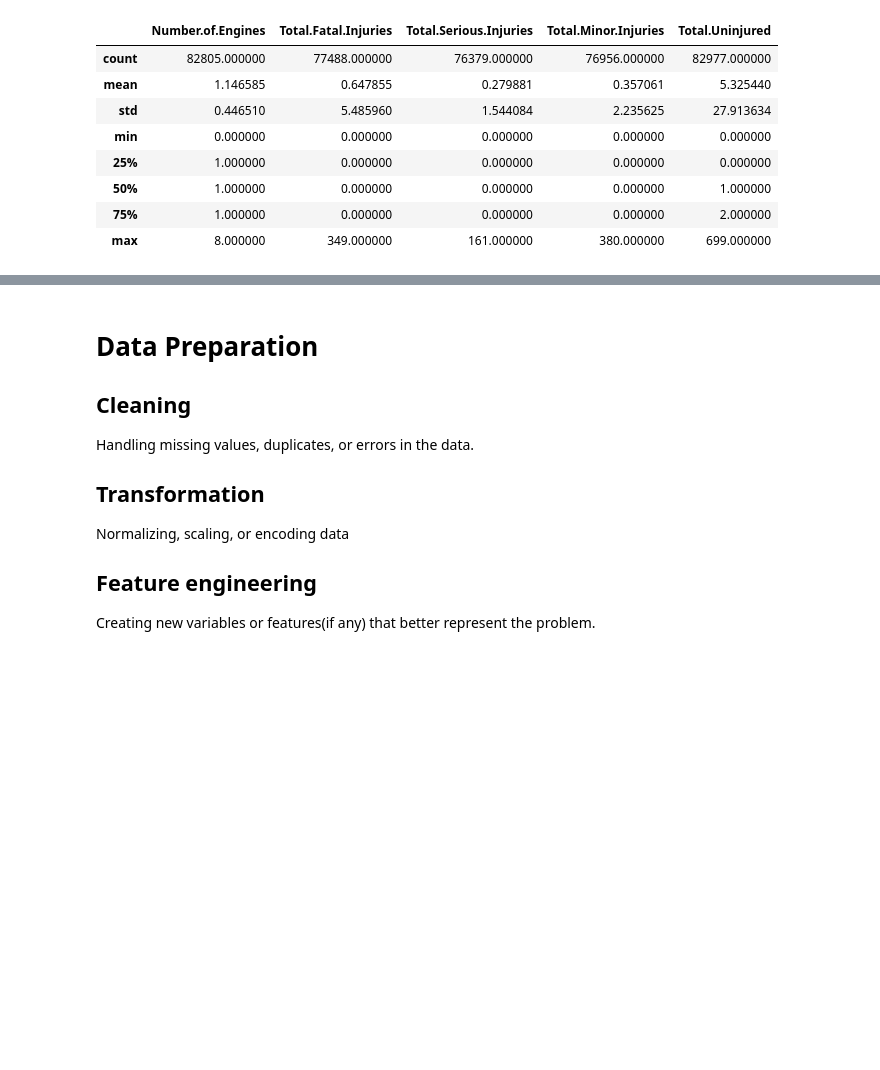
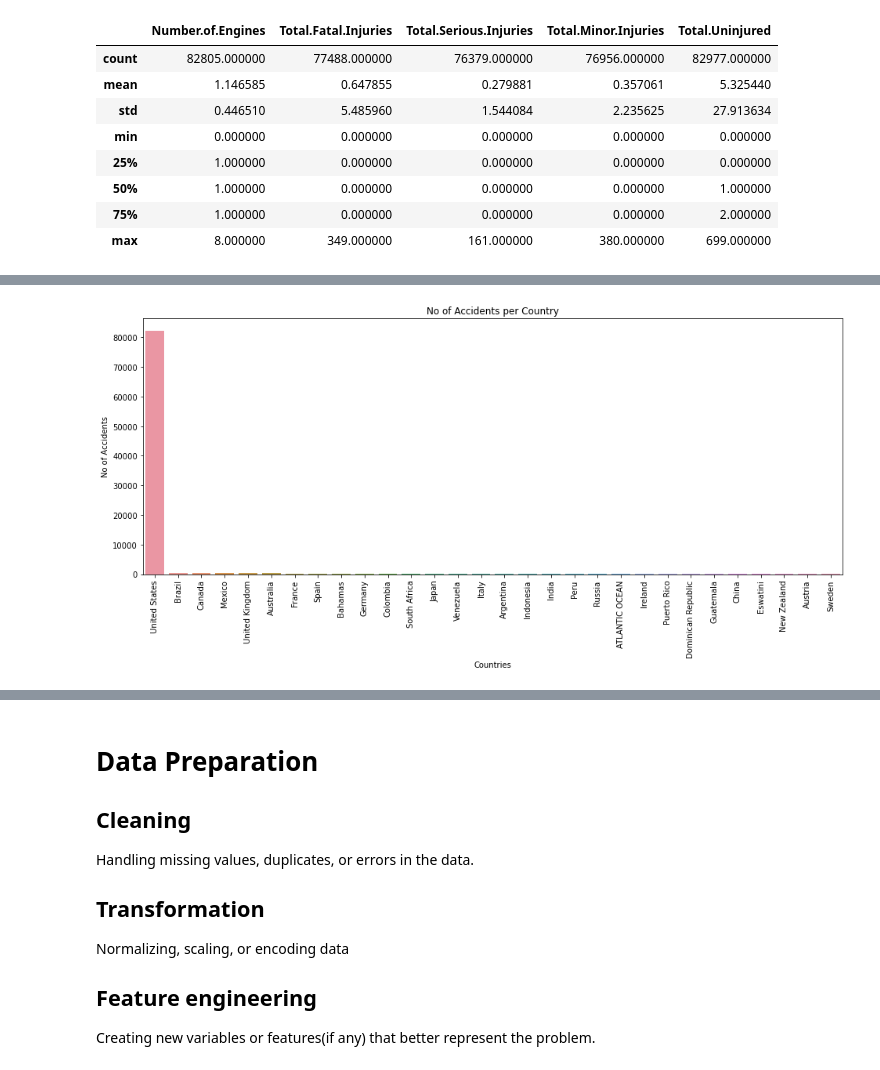
Before and after one commit to Sego-Mich/mich_phase_one_project, a Jupyter notebook: index.ipynb, the cells around one changed output, grey strips where cells are left out. Drawn from its saved outputs; the diff is of its cells as text; code cells hidden in the pictures; blank space fills up the shorter version.

Commit message:
Replaced some missing values and did some univariate analysis

```diff
--- a/index.ipynb
+++ b/index.ipynb
@@ -104,0 +136,12 @@ ntsb_df.describe(include='O')
+# %%
+#plotting countries with no of accidents
+countries_df = ntsb_df['country'].value_counts().reset_index().iloc[:30]
+plt.figure(figsize=(16,6))
+sns.barplot(x=countries_df['index'],y=countries_df['country'])
+plt.xlabel('Countries')
+plt.xticks(rotation=90)
+plt.ylabel('No of Accidents')
+plt.title("No of Accidents per Country")
+plt.show()
+# %% [output]
+[figure, added]
```
Also changed, not shown: parts of 40 cells of this notebook, 2 other files.
